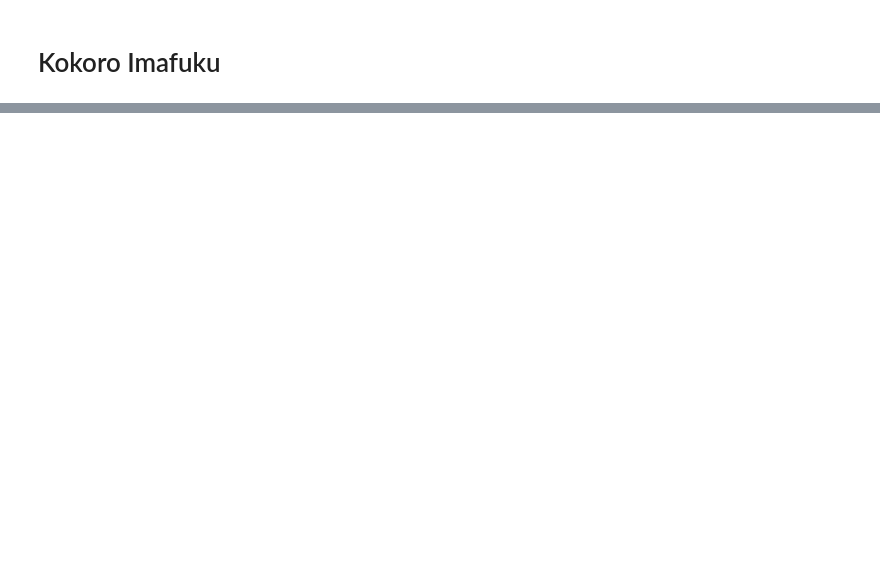
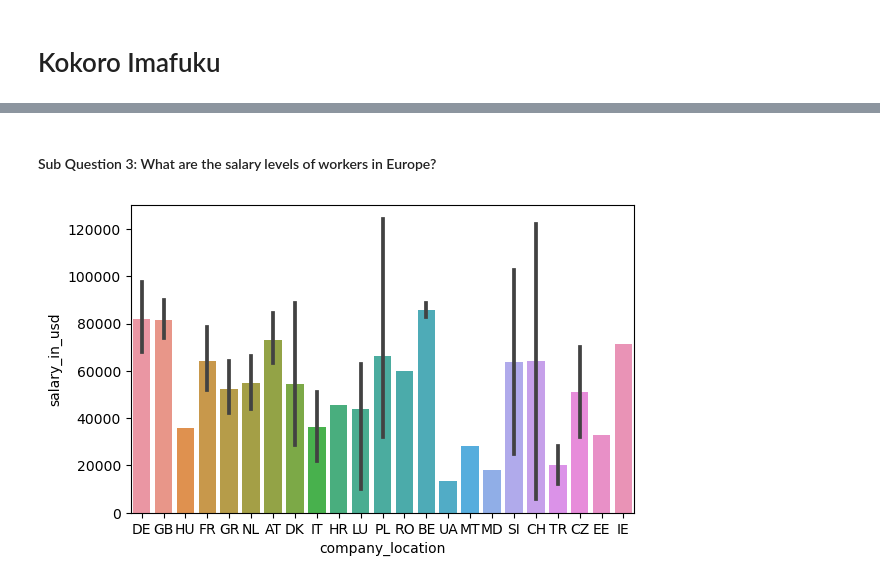
Before and after one commit to ubco-W2022T2-data301/project-group-group07, a Jupyter notebook: analysis/analysis2.ipynb, the cells around one changed output, grey strips where cells are left out. Cells and saved outputs as stored; diff of their text form; code cells hidden in the pictures; blank space fills up the shorter version.

```diff
--- a/analysis/analysis2.ipynb
+++ b/analysis/analysis2.ipynb
@@ -34,0 +142,8 @@ df
+# %% [markdown]
+#### Sub Question 3: What are the salary levels of workers in Europe?
+# %%
+plt.figure(figsize=(6.5,4))
+sns.barplot(data=dfEurope, x="company_location", y="salary_in_usd")
+plt.show()
+# %% [output]
+[figure, added]
```
Also changed, not shown: parts of 27 cells of this notebook.
